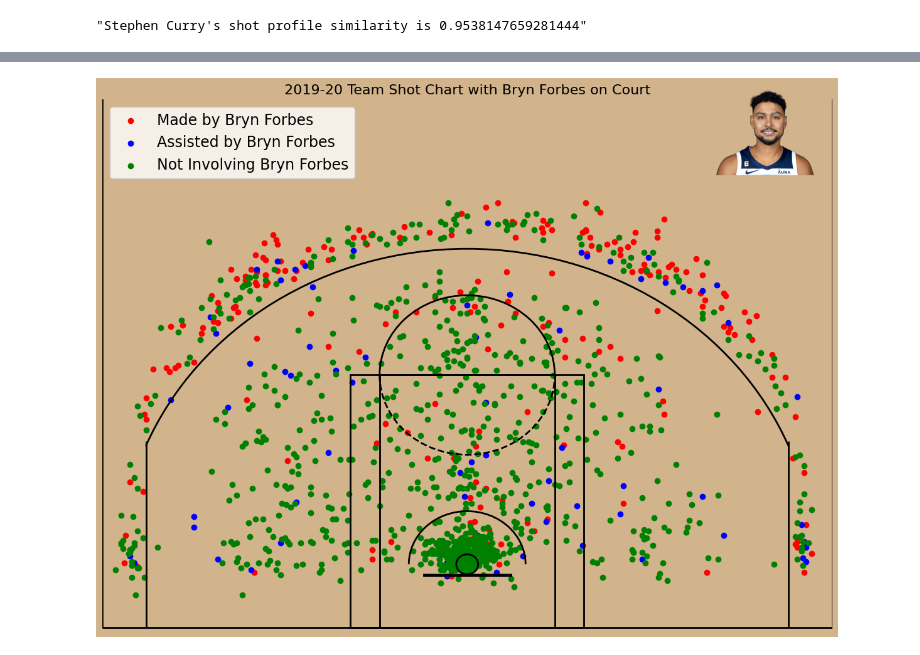
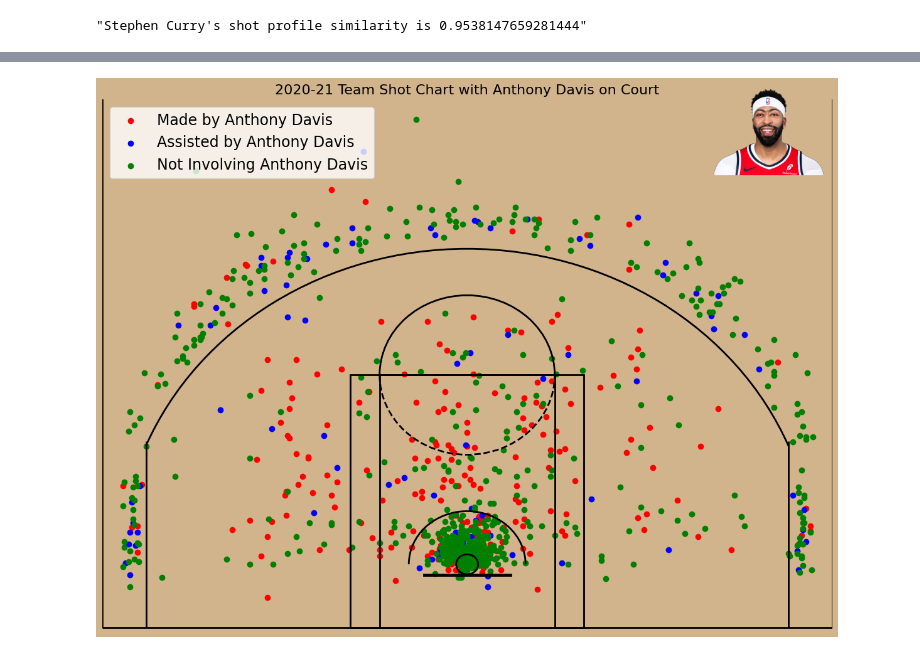
Before and after one commit to McGrits/Shot-Chart-Medley, a Jupyter notebook: main.ipynb, the cells around one changed output, grey strips where cells are left out. Saved outputs shown, nothing was run; the diff lists cells and outputs as text; code cells hidden in the pictures.

```diff
--- a/main.ipynb
+++ b/main.ipynb
@@ -399,5 +427 @@ def random_player():
     return player, year
-# %%
-player, year =random_player()
-print(player)
-print(year)
@@ -496,3 +512,3 @@ Warning: No data for GAME_ID 20600092
 # %%
-plot_player_involvement(*random_player())
+plot_player_involvement(203076,2020)
 # %% [output]
@@ -505 +515 @@ Warning: No data for GAME_ID 21900303
-[figure, old version]
+[figure, new version]
```
Also changed, not shown: parts of 17 cells of this notebook.
